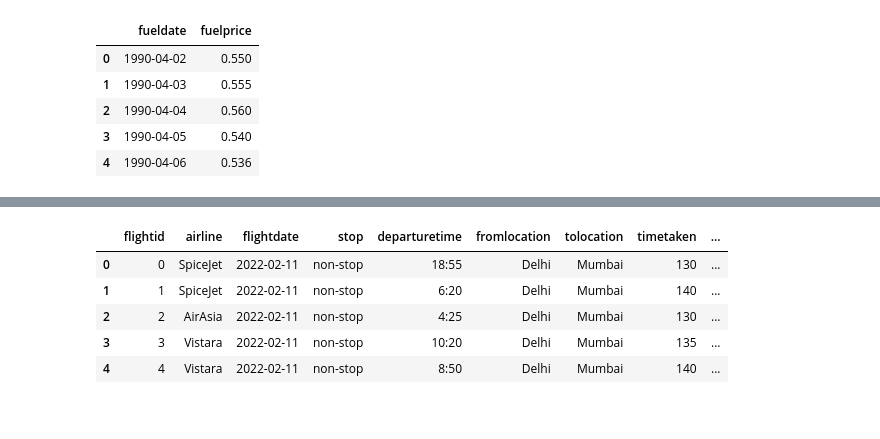
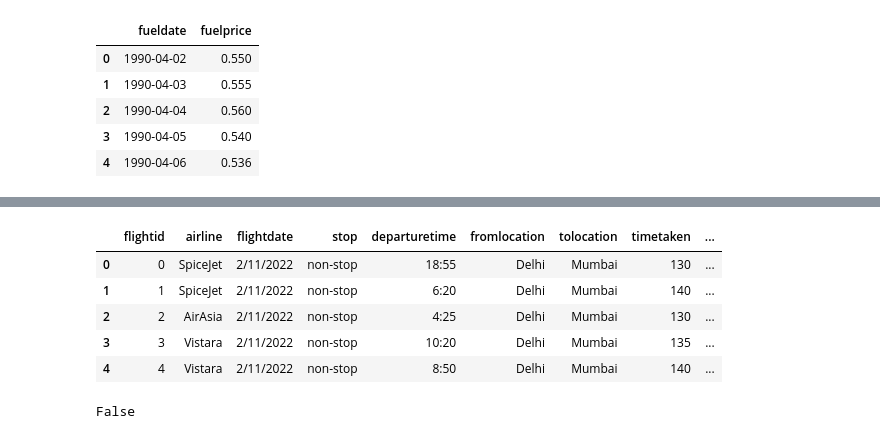
Before and after one commit to aimeevu/group-7-project-4, a Jupyter notebook: DataToSQL_FastLoad.ipynb, the cells around one changed output, grey strips where cells are left out. Drawn from its saved outputs; the diff is of its cells as text; code cells hidden in the pictures.

```diff
--- a/DataToSQL_FastLoad.ipynb
+++ b/DataToSQL_FastLoad.ipynb
@@ -268,11 +268,15 @@ fuelDF.tail(3)
 # %%
 # read in flight with fuel data
-flightfuelDF = pd.read_csv('Resources/FlightsWithFuel.csv')
-flightfuelDF.head()
+flightfuelDF2 = pd.read_csv('Resources/FlightsWithFueladj2.csv')
+flightfuelDF2.head()
 # %% [output]
 |  | flightid | airline | flightdate | stop | departuretime | fromlocation | tolocation | timetaken | ... |
-| 0 | 0 | SpiceJet | 2022-02-11 | non-stop | 18:55 | Delhi | Mumbai | 130 | ... |
-| 1 | 1 | SpiceJet | 2022-02-11 | non-stop | 6:20 | Delhi | Mumbai | 140 | ... |
-| 2 | 2 | AirAsia | 2022-02-11 | non-stop | 4:25 | Delhi | Mumbai | 130 | ... |
-| 3 | 3 | Vistara | 2022-02-11 | non-stop | 10:20 | Delhi | Mumbai | 135 | ... |
-| 4 | 4 | Vistara | 2022-02-11 | non-stop | 8:50 | Delhi | Mumbai | 140 | ... |
+| 0 | 0 | SpiceJet | 2/11/2022 | non-stop | 18:55 | Delhi | Mumbai | 130 | ... |
+| 1 | 1 | SpiceJet | 2/11/2022 | non-stop | 6:20 | Delhi | Mumbai | 140 | ... |
+| 2 | 2 | AirAsia | 2/11/2022 | non-stop | 4:25 | Delhi | Mumbai | 130 | ... |
+| 3 | 3 | Vistara | 2/11/2022 | non-stop | 10:20 | Delhi | Mumbai | 135 | ... |
+| 4 | 4 | Vistara | 2/11/2022 | non-stop | 8:50 | Delhi | Mumbai | 140 | ... |
+# %%
+flightfuelDF2.isnull().values.any()
+# %% [output]
+False
```
Also changed, not shown: parts of 11 cells of this notebook, 2 other files.
